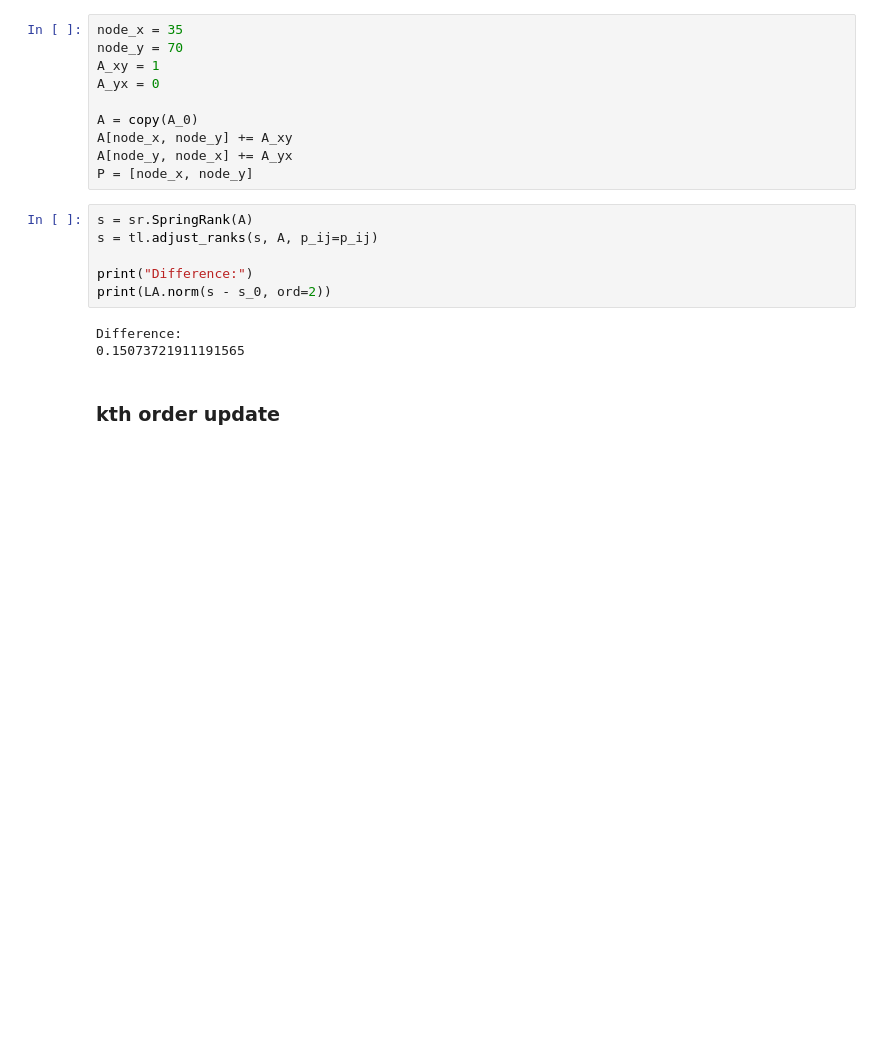
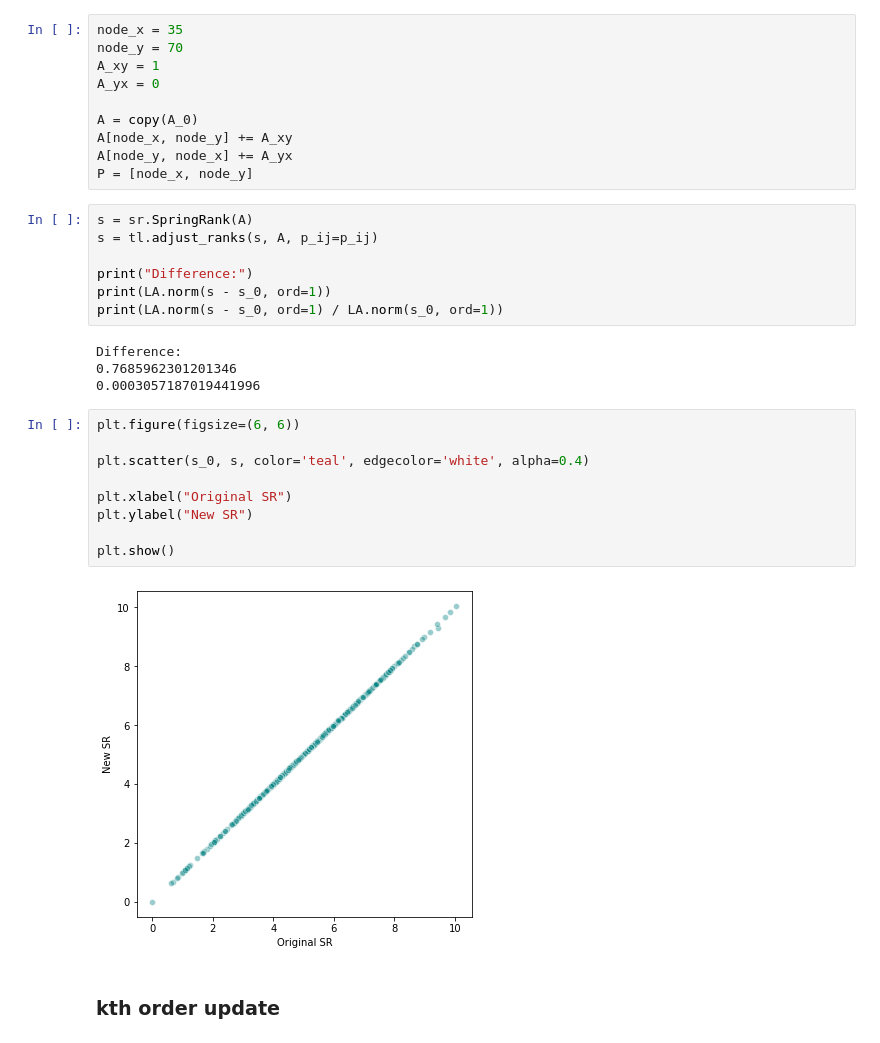
Before and after one commit to AparaV/SpringRankGroups, a Jupyter notebook: api/jupyter/online_ranking.ipynb, the cells around one changed output. Saved outputs shown, nothing was run; the diff lists cells and outputs as text; blank space fills up the shorter version.

```diff
--- a/api/jupyter/online_ranking.ipynb
+++ b/api/jupyter/online_ranking.ipynb
@@ -243,10 +243,23 @@ s = sr.SpringRank(A)
 s = tl.adjust_ranks(s, A, p_ij=p_ij)
 
 print("Difference:")
-print(LA.norm(s - s_0, ord=2))
+print(LA.norm(s - s_0, ord=1))
+print(LA.norm(s - s_0, ord=1) / LA.norm(s_0, ord=1))
 # %% [output]
 Difference:
-0.15073721911191565
+0.7685962301201346
+0.0003057187019441996
+# %%
+plt.figure(figsize=(6, 6))
+
+plt.scatter(s_0, s, color='teal', edgecolor='white', alpha=0.4)
+
+plt.xlabel("Original SR")
+plt.ylabel("New SR")
+
+plt.show()
+# %% [output]
+[figure, added]
 # %% [markdown]
 ### kth order update
 # %%
```
